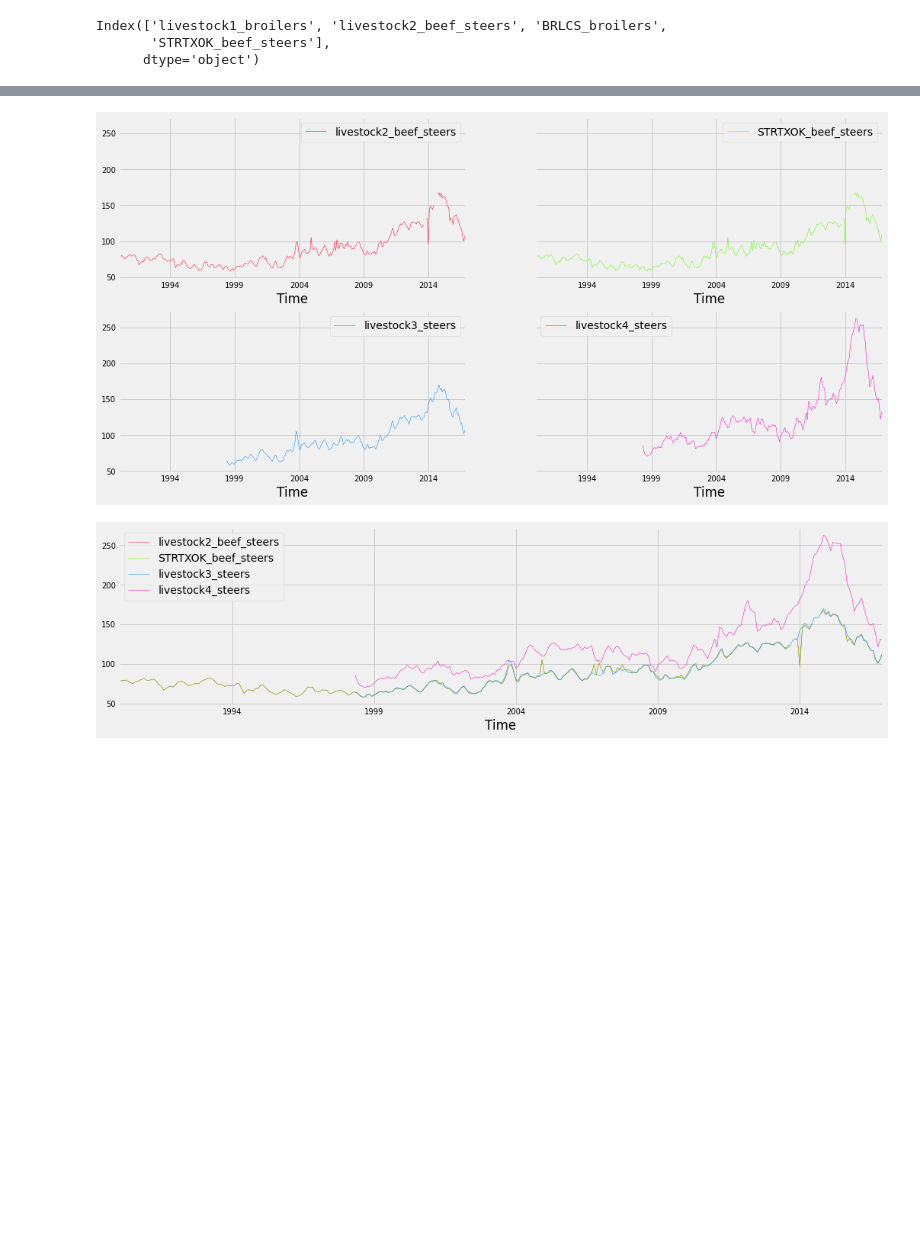
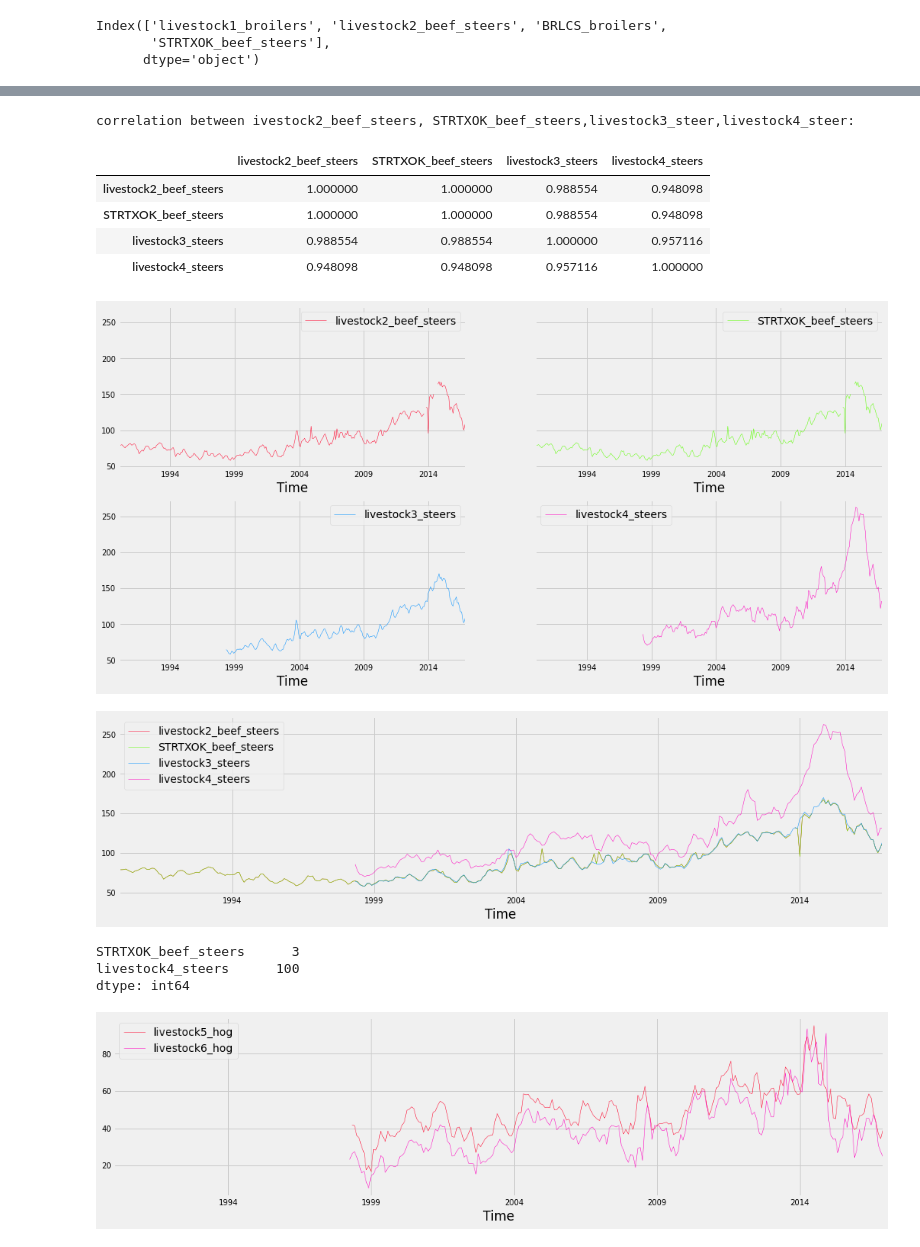
Before and after one commit to ankitaggarwal64/Time-Series-Sales-Forecasting-for-Agricultural-Equipments, a Jupyter notebook: Data_Understanding(EDA).ipynb, the cells around one changed output, grey strips where cells are left out. Cells and saved outputs as stored; diff of their text form; code cells hidden in the pictures; blank space fills up the shorter version.

```diff
--- a/Data_Understanding(EDA).ipynb
+++ b/Data_Understanding(EDA).ipynb
@@ -211,0 +269,25 @@ plt.show()
+# %%
+# Correlation between livestock2_beef_steers, STRTXOK_beef_steers,livestock3_steer,livestock4_steer
+print ("correlation between ivestock2_beef_steers, STRTXOK_beef_steers,livestock3_steer,livestock4_steer:" )
+display(clean_combined_sales_ind[["livestock2_beef_steers","STRTXOK_beef_steers","livestock3_steers","livestock4_steers"]].corr())
+print("\n")
+
+# Ploting livestock2_beef_steers, STRTXOK_beef_steers,livestock3_steer,livestock4_steer in seperate plots
+plt.style.use("fivethirtyeight")
+ax = clean_combined_sales_ind[["livestock2_beef_steers","STRTXOK_beef_steers","livestock3_steers","livestock4_steers"]].plot(subplots= True,linewidth=0.5,layout =(2,2),sharex=False,sharey=True,colormap = "gist_rainbow", figsize=(16,8),fontsize=10)
+plt.show()
+print("\n")
+
+# Ploting livestock2_beef_steers, STRTXOK_beef_steers,livestock3_steer,livestock4_steer in single plot
+plt.style.use("fivethirtyeight")
+ax = clean_combined_sales_ind[["livestock2_beef_steers","STRTXOK_beef_steers","livestock3_steers","livestock4_steers"]].plot(subplots= False,linewidth=0.5,sharex=False,sharey=True,colormap = "gist_rainbow", figsize=(16,4),fontsize=10)
+plt.show()
+# %% [output]
+correlation between ivestock2_beef_steers, STRTXOK_beef_steers,livestock3_steer,livestock4_steer:
+|  | livestock2_beef_steers | STRTXOK_beef_steers | livestock3_steers | livestock4_steers |
+| livestock2_beef_steers | 1.000000 | 1.000000 | 0.988554 | 0.948098 |
+| STRTXOK_beef_steers | 1.000000 | 1.000000 | 0.988554 | 0.948098 |
+| livestock3_steers | 0.988554 | 0.988554 | 1.000000 | 0.957116 |
+| livestock4_steers | 0.948098 | 0.948098 | 0.957116 | 1.000000 |
+[figure, added]
+[figure, added]
@@ -211,0 +300,7 @@ plt.show()
+# %%
+# Number of Missing Values
+clean_combined_sales_ind[["STRTXOK_beef_steers","livestock4_steers"]].isnull().sum()
+# %% [output]
+STRTXOK_beef_steers      3
+livestock4_steers      100
+dtype: int64
@@ -212,16 +314,6 @@ plt.show()
 # %%
-# Ploting livestock2_beef_steers, STRTXOK_beef_steers,livestock3_steer,livestock4_steer in seperate plots
+# Ploting livestock5_hog & livestock6_hog indices on same plot
 plt.style.use("fivethirtyeight")
-ax = clean_combined_sales_ind[["livestock2_beef_steers","STRTXOK_beef_steers","livestock3_steers","livestock4_steers"]].plot(subplots= True,linewidth=0.5,layout =(2,2),sharex=False,sharey=True,colormap = "gist_rainbow", figsize=(16,8),fontsize=10)
+ax = clean_combined_sales_ind[["livestock5_hog","livestock6_hog"]].plot(subplots= False,linewidth=0.5,layout =(2,2),sharex=False,sharey=False,colormap = "gist_rainbow", figsize=(16,4),fontsize=10)
 # %% [output]
-[figure, old version]
+[figure, new version]
-# %%
-# Ploting livestock2_beef_steers, STRTXOK_beef_steers,livestock3_steer,livestock4_steer in single plot
-plt.style.use("fivethirtyeight")
-ax = clean_combined_sales_ind[["livestock2_beef_steers","STRTXOK_beef_steers","livestock3_steers","livestock4_steers"]].plot(subplots= False,linewidth=0.5,sharex=False,sharey=True,colormap = "gist_rainbow", figsize=(16,4),fontsize=10)
-plt.show()
-
-#Observation : livestock2_beef_steers, STRTXOK_beef_steers are exactly same and are duplicates, therefore one of them can be removed. We will remove livestock2_beef_steers.
-#Observation : livestock3_steers seemns to be almost perfectly correlated to livestock2_beef_steers and STRTXOK_beef_steers. livestock3_steers can be used to fill out missing values in ivestock2_beef_steers/STRTXOK_beef_steers
-# %% [output]
-[figure, removed]
```
Also changed, not shown: parts of 37 cells of this notebook.
